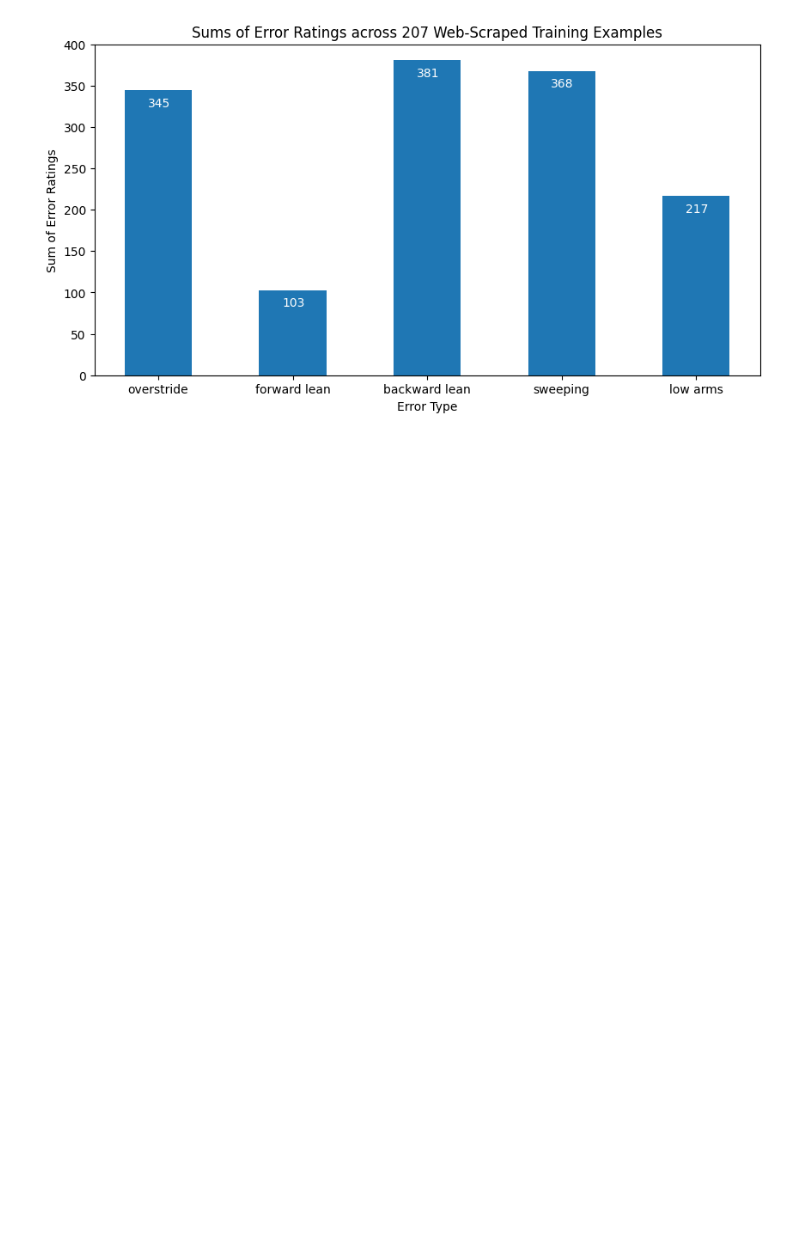
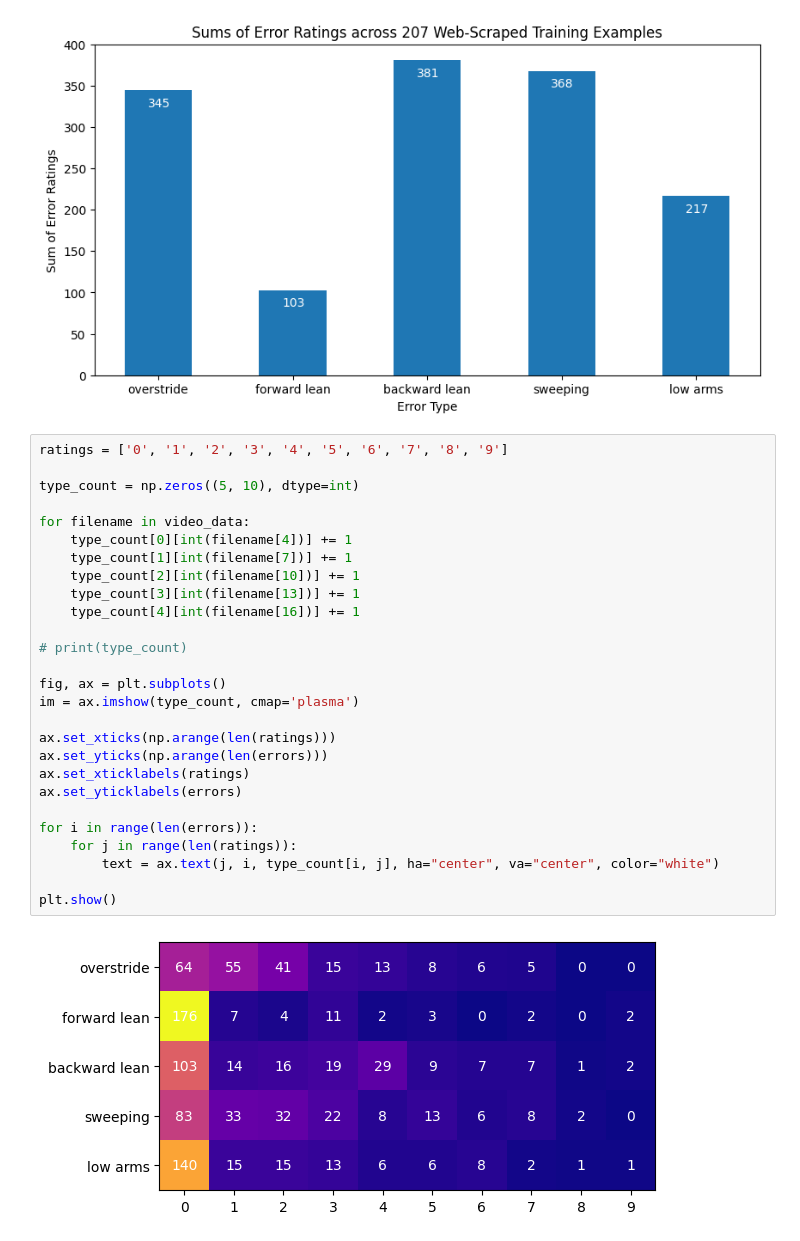
Before and after one commit to adarshramiyer/gAIt, a Jupyter notebook: data_processing/data_processing.ipynb, the cells around one changed output. Drawn from its saved outputs; the diff is of its cells as text; blank space fills up the shorter version.

Commit message:
better visualization

```diff
--- a/data_processing/data_processing.ipynb
+++ b/data_processing/data_processing.ipynb
@@ -62,3 +65,32 @@ backward lean: 381
 sweeping: 368
 low arms: 217
 [figure]
+# %%
+ratings = ['0', '1', '2', '3', '4', '5', '6', '7', '8', '9']
+
+type_count = np.zeros((5, 10), dtype=int)
+
+for filename in video_data:
+    type_count[0][int(filename[4])] += 1
+    type_count[1][int(filename[7])] += 1
+    type_count[2][int(filename[10])] += 1
+    type_count[3][int(filename[13])] += 1
+    type_count[4][int(filename[16])] += 1
+
+# print(type_count)
+
+fig, ax = plt.subplots()
+im = ax.imshow(type_count, cmap='plasma')
+
+ax.set_xticks(np.arange(len(ratings)))
+ax.set_yticks(np.arange(len(errors)))
+ax.set_xticklabels(ratings)
+ax.set_yticklabels(errors)
+
+for i in range(len(errors)):
+    for j in range(len(ratings)):
+        text = ax.text(j, i, type_count[i, j], ha="center", va="center", color="white")
+
+plt.show()
+# %% [output]
+[figure, added]
```
Also changed, not shown: parts of 2 cells of this notebook.
